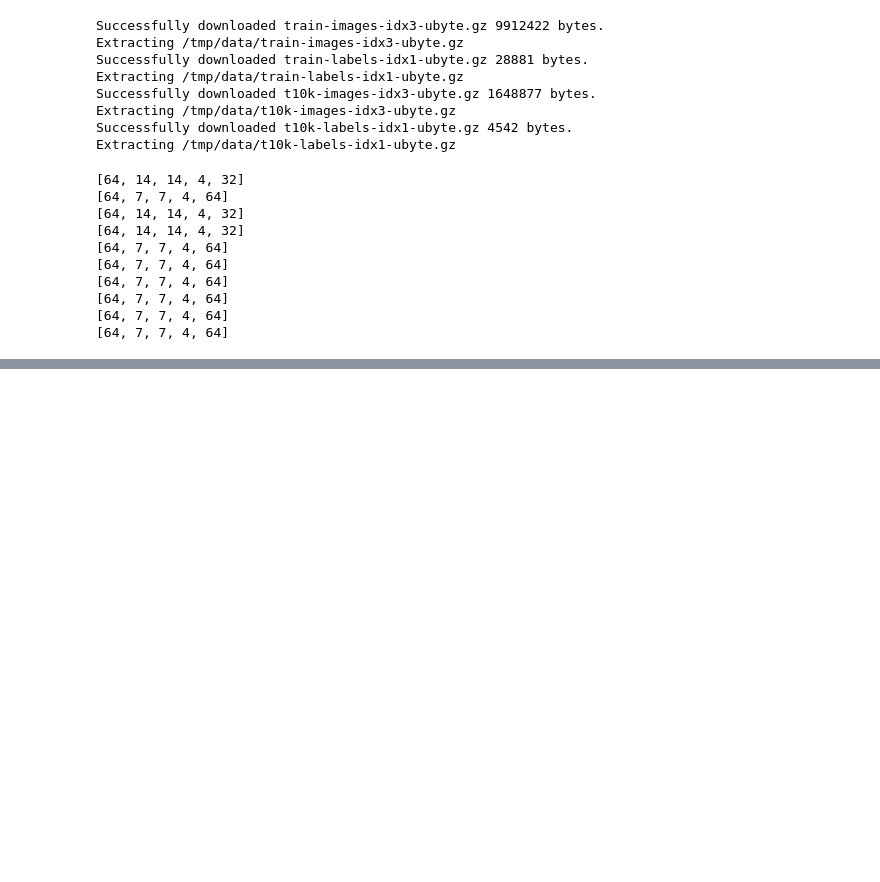
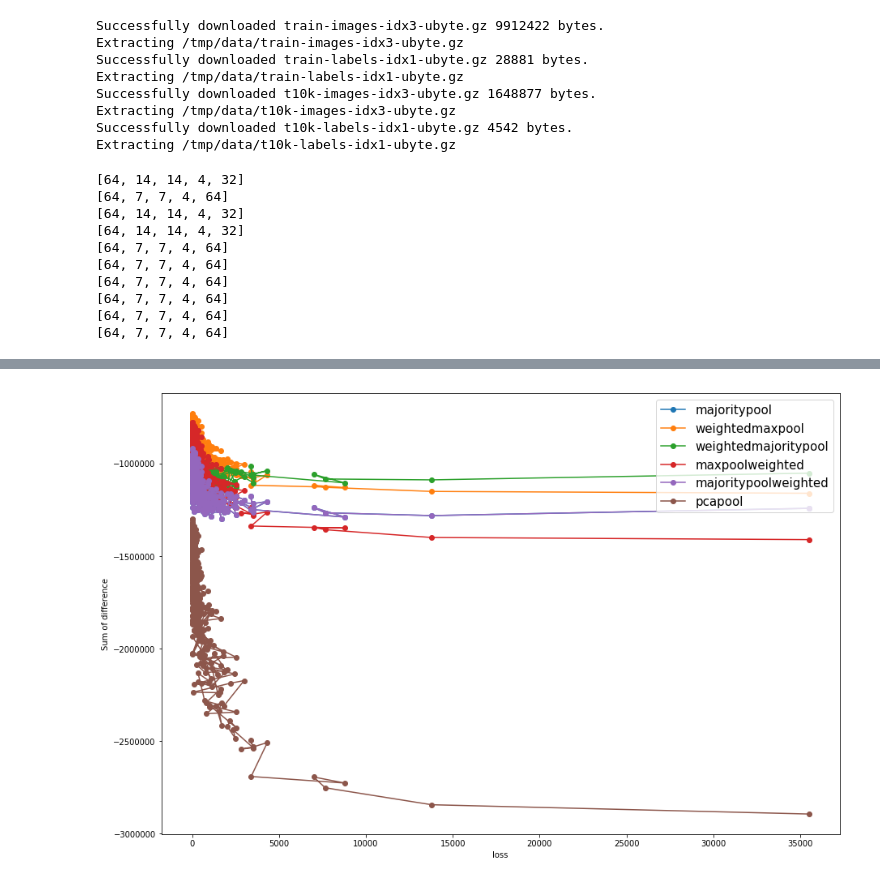
Before and after one commit to zhidou/task, a Jupyter notebook: Untitled2.ipynb, the cells around one changed output, grey strips where cells are left out. Saved outputs shown, nothing was run; the diff lists cells and outputs as text; code cells hidden in the pictures; blank space fills up the shorter version.

```diff
--- a/Untitled2.ipynb
+++ b/Untitled2.ipynb
@@ -296,0 +297,13 @@ plt.show()
+# %%
+labels = ['majoritypool', 'weightedmaxpool',
+          'weightedmajoritypool', 'maxpoolweighted',
+          'majoritypoolweighted', 'pcapool']
+plt.figure(figsize=(15,10))
+for i in range(6):
+    plt.plot(ret3, ret2[i], '-o')
+plt.legend(labels, loc='upper right', prop={'size':15})
+plt.ylabel('Sum of difference')
+plt.xlabel('loss')
+plt.show()
+# %% [output]
+[figure, added]
```
Also changed, not shown: parts of 5 cells of this notebook.
